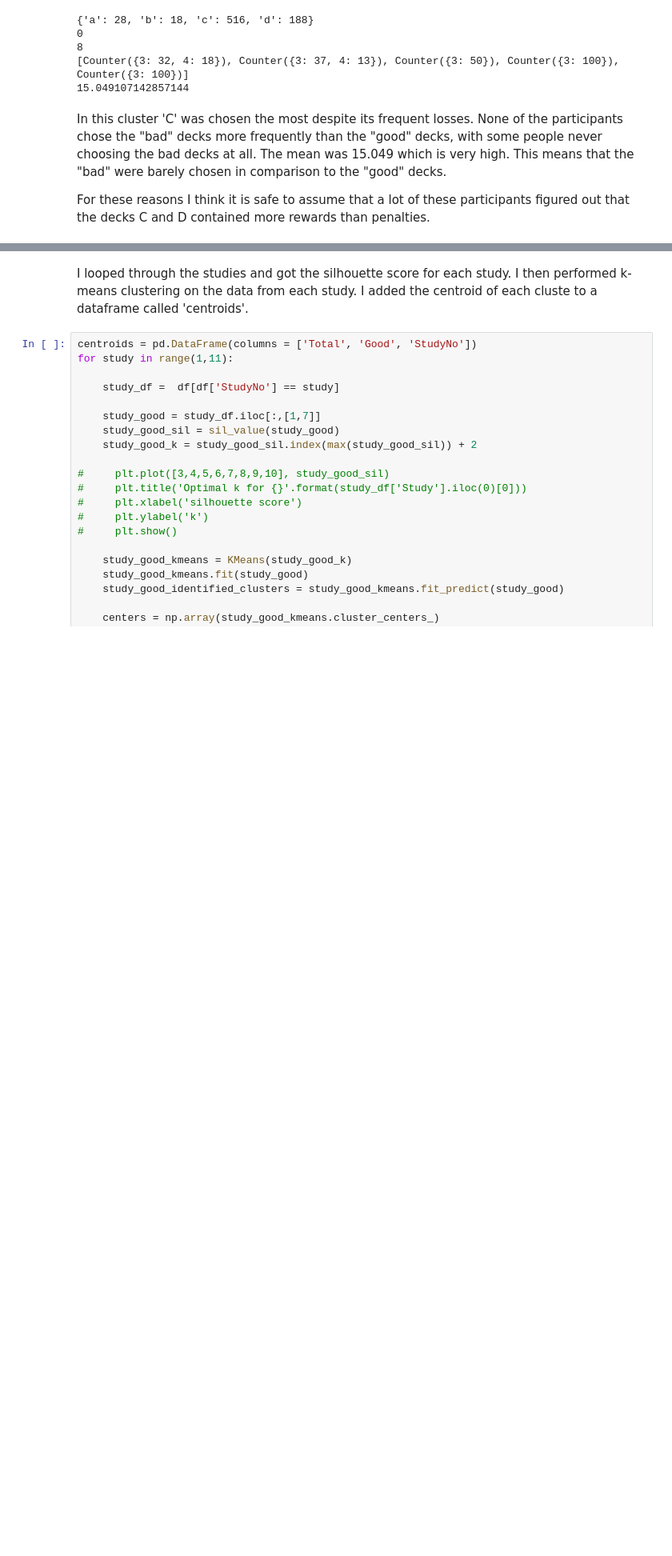
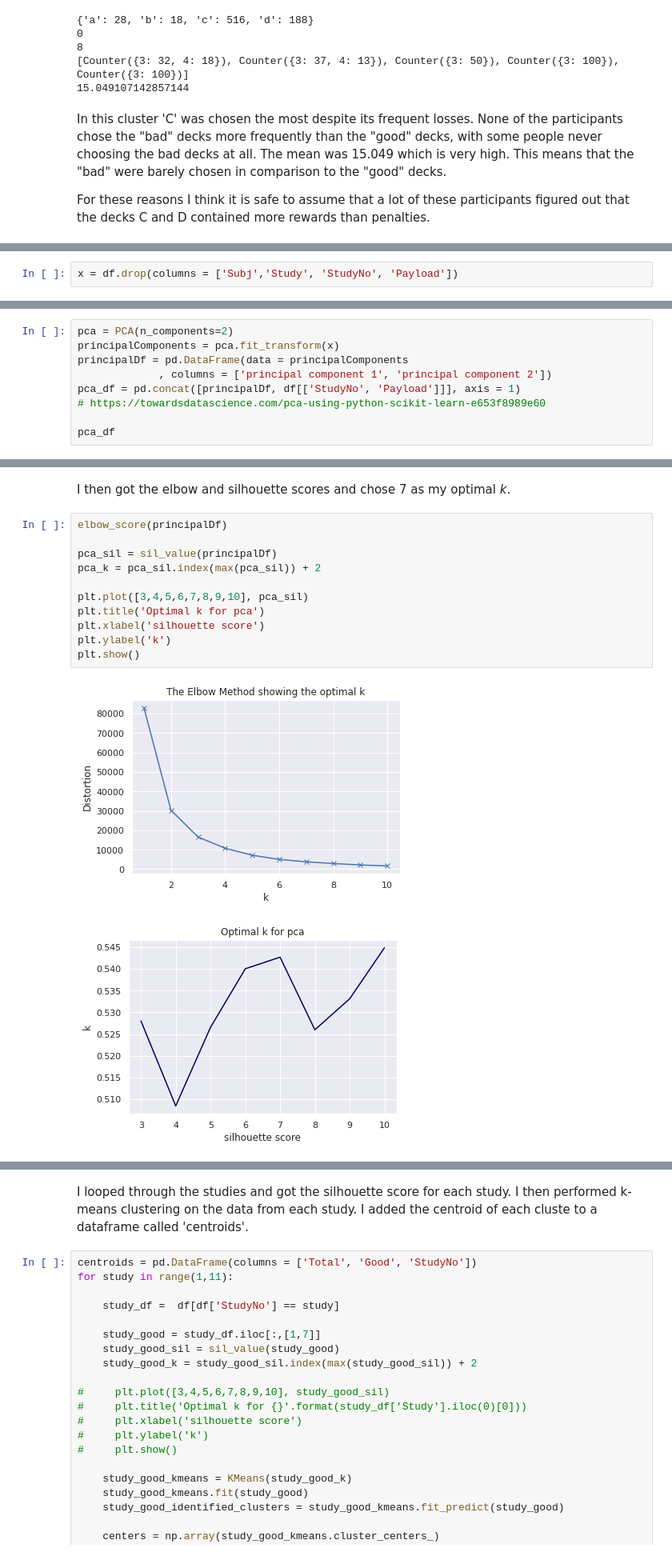
Before and after one commit to mcauleyc/CA4015_Assignment_1, a Jupyter notebook: Book/clustering.ipynb, the cells around one changed output, grey strips where cells are left out. Shown at 80% size. Saved outputs shown, nothing was run; the diff lists cells and outputs as text; blank space fills up the shorter version.

```diff
--- a/Book/clustering.ipynb
+++ b/Book/clustering.ipynb
@@ -331,0 +344,2 @@ For these reasons I think it is safe to assume that a lot of these participants
+# %%
+x = df.drop(columns = ['Subj','Study', 'StudyNo', 'Payload'])
@@ -331,0 +348,9 @@ For these reasons I think it is safe to assume that a lot of these participants
+# %%
+pca = PCA(n_components=2)
+principalComponents = pca.fit_transform(x)
+principalDf = pd.DataFrame(data = principalComponents
+             , columns = ['principal component 1', 'principal component 2'])
+pca_df = pd.concat([principalDf, df[['StudyNo', 'Payload']]], axis = 1)
+# https://towardsdatascience.com/pca-using-python-scikit-learn-e653f8989e60
+
+pca_df
@@ -331,0 +371,16 @@ For these reasons I think it is safe to assume that a lot of these participants
+# %% [markdown]
+I then got the elbow and silhouette scores and chose 7 as my optimal *k*.
+# %%
+elbow_score(principalDf)
+
+pca_sil = sil_value(principalDf)
+pca_k = pca_sil.index(max(pca_sil)) + 2
+
+plt.plot([3,4,5,6,7,8,9,10], pca_sil)
+plt.title('Optimal k for pca')
+plt.xlabel('silhouette score')
+plt.ylabel('k')
+plt.show()
+# %% [output]
+[figure, added]
+[figure, added]
```
Also changed, not shown: parts of 11 cells of this notebook, 52 other files.
